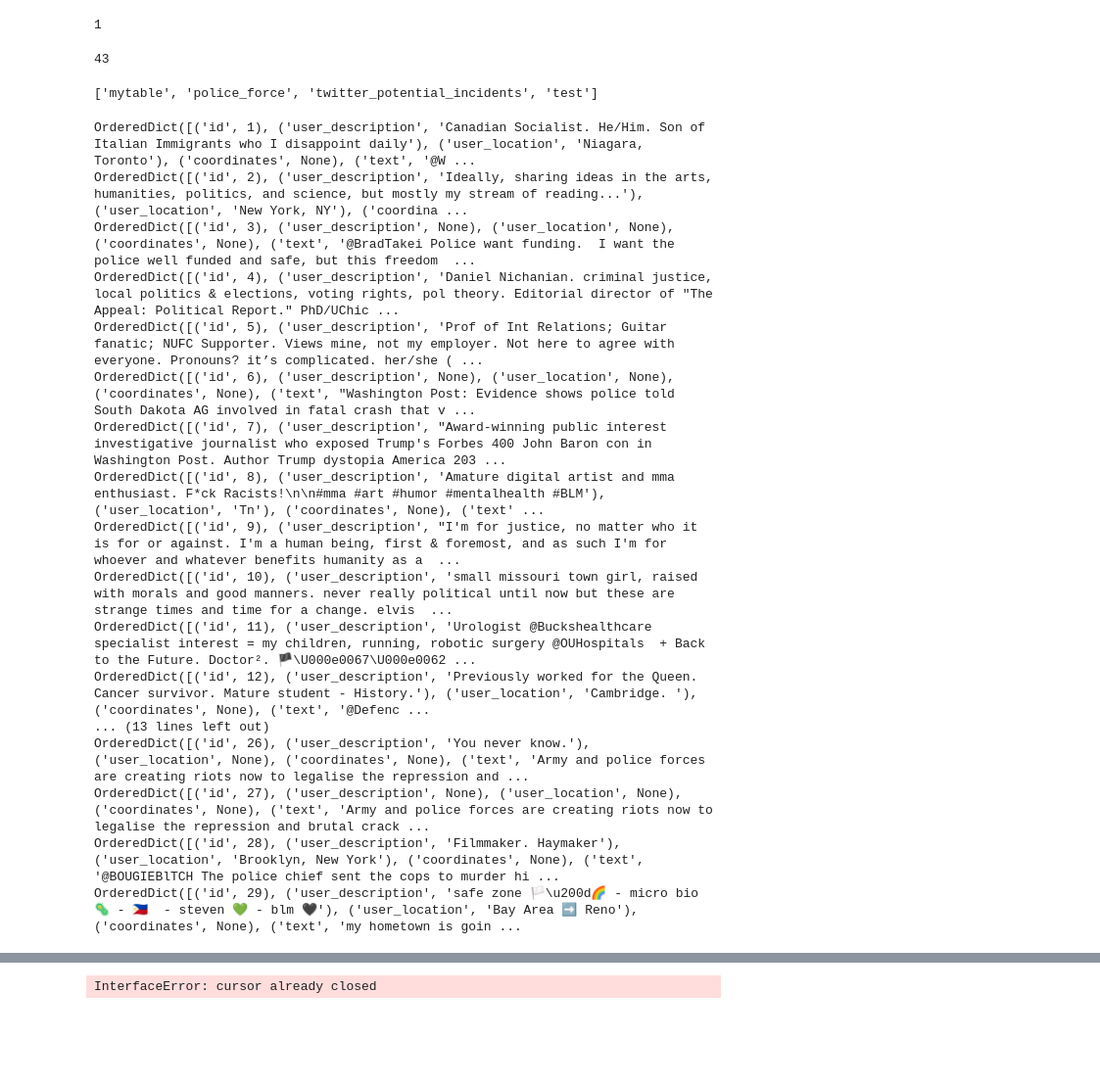
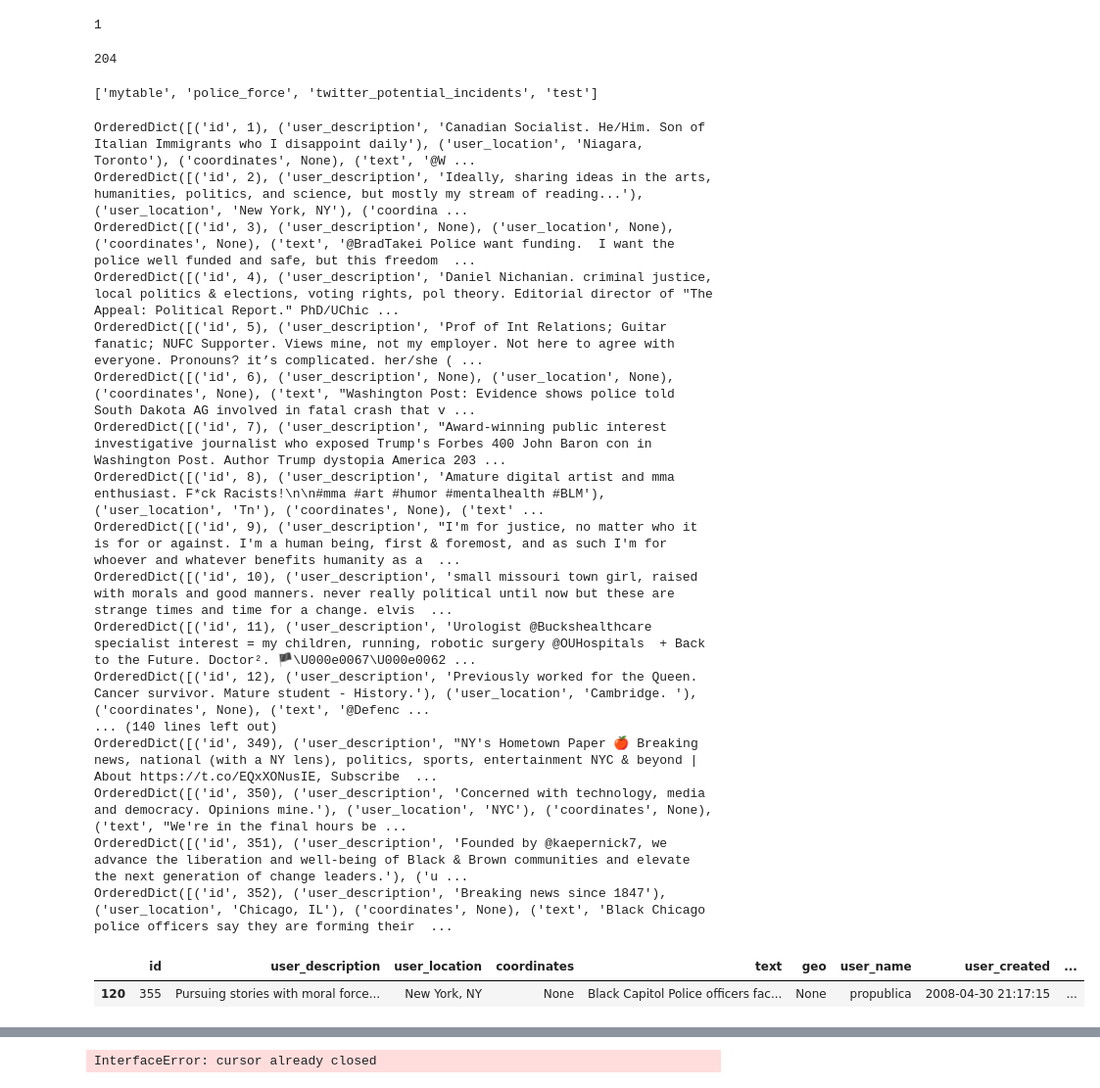
Before and after one commit to BloomTech-Labs/human-rights-first-police-ds-a, a Jupyter notebook: notebooks/labs31_notebooks/aws_db.ipynb, the cells around one changed output, grey strips where cells are left out. Shown at 98% size. Saved outputs shown, nothing was run; the diff lists cells and outputs as text; code cells hidden in the pictures; blank space fills up the shorter version.

```diff
--- a/notebooks/labs31_notebooks/aws_db.ipynb
+++ b/notebooks/labs31_notebooks/aws_db.ipynb
@@ -7,3 +6,5 @@ db_url = "XXXXXXXXXXXXXXX"
+# %%
+db_url = "postgresql://postgres:allthedatawehave@hrflabs31db.cjb51vwbigfl.us-east-1.rds.amazonaws.com"
 # %%
 db = dataset.connect(db_url)
 # %%
@@ -15,7 +16,7 @@ test_table.insert(dict(name='John Doe', age=37))
 # %%
 len(db['twitter_potential_incidents'])
 # %% [output]
-43
+204
 # %%
 db.tables
 # %% [output]
@@ -36,8 +37,17 @@ OrderedDict([('id', 9), ('user_description', "I'm for justice, no matter who it
 OrderedDict([('id', 10), ('user_description', 'small missouri town girl, raised with morals and good manners. never really political until now but these are strange times and time for a change. elvis  ...
 OrderedDict([('id', 11), ('user_description', 'Urologist @Buckshealthcare specialist interest = my children, running, robotic surgery @OUHospitals  + Back to the Future. Doctor². 🏴\U000e0067\U000e0062 ...
 OrderedDict([('id', 12), ('user_description', 'Previously worked for the Queen. Cancer survivor. Mature student - History.'), ('user_location', 'Cambridge. '), ('coordinates', None), ('text', '@Defenc ...
-... (13 lines left out)
-OrderedDict([('id', 26), ('user_description', 'You never know.'), ('user_location', None), ('coordinates', None), ('text', 'Army and police forces are creating riots now to legalise the repression and ...
-OrderedDict([('id', 27), ('user_description', None), ('user_location', None), ('coordinates', None), ('text', 'Army and police forces are creating riots now to legalise the repression and brutal crack ...
-OrderedDict([('id', 28), ('user_description', 'Filmmaker. Haymaker'), ('user_location', 'Brooklyn, New York'), ('coordinates', None), ('text', '@BOUGIEBlTCH The police chief sent the cops to murder hi ...
-OrderedDict([('id', 29), ('user_description', 'safe zone 🏳️\u200d🌈 - micro bio 🦠 - 🇵🇭  - steven 💚 - blm 🖤'), ('user_location', 'Bay Area ➡️ Reno'), ('coordinates', None), ('text', 'my hometown is goin ...
+... (140 lines left out)
+OrderedDict([('id', 349), ('user_description', "NY's Hometown Paper 🍎 Breaking news, national (with a NY lens), politics, sports, entertainment NYC & beyond | About https://t.co/EQxXONusIE, Subscribe  ...
+OrderedDict([('id', 350), ('user_description', 'Concerned with technology, media and democracy. Opinions mine.'), ('user_location', 'NYC'), ('coordinates', None), ('text', "We're in the final hours be ...
+OrderedDict([('id', 351), ('user_description', 'Founded by @kaepernick7, we advance the liberation and well-being of Black & Brown communities and elevate the next generation of change leaders.'), ('u ...
+OrderedDict([('id', 352), ('user_description', 'Breaking news since 1847'), ('user_location', 'Chicago, IL'), ('coordinates', None), ('text', 'Black Chicago police officers say they are forming their  ...
+# %%
+table = db['twitter_potential_incidents']
+# %%
+df = pd.DataFrame(table)
+# %%
+df[df['id_str'] == df['id_str'].max()]
+# %% [output]
+|  | id | user_description | user_location | coordinates | text | geo | user_name | user_created | ... |
+| 120 | 355 | Pursuing stories with moral force... | New York, NY | None | Black Capitol Police officers fac... | None | propublica | 2008-04-30 21:17:15 | ... |
```
Also changed, not shown: parts of 8 cells of this notebook, 4 other files.
